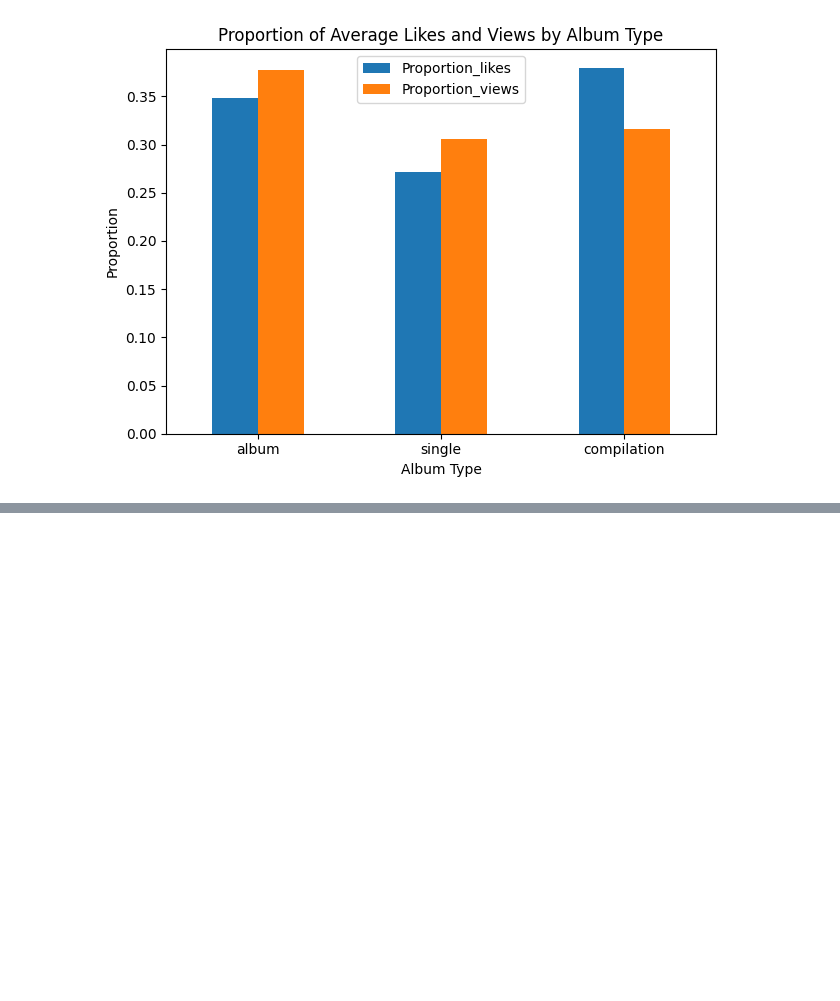
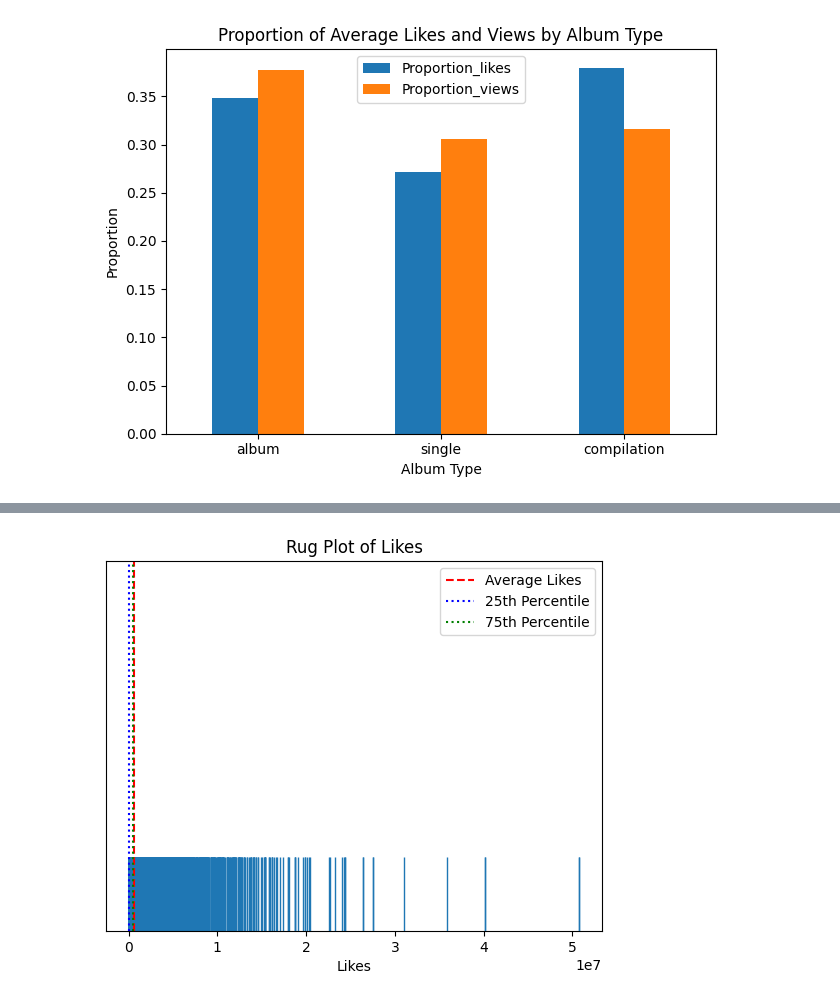
Before and after one commit to OmarChafik42/MLSound, a Jupyter notebook: data_description.ipynb, the cells around one changed output, grey strips where cells are left out. Cells and saved outputs as stored; diff of their text form; code cells hidden in the pictures; blank space fills up the shorter version.

```diff
--- a/data_description.ipynb
+++ b/data_description.ipynb
@@ -59,0 +89,32 @@ plt.show()
+# %%
+import seaborn as sns
+import matplotlib.pyplot as plt
+import numpy as np
+
+likes = df['Likes']
+
+# Calculate summary statistics
+average_likes = np.mean(likes)
+q1 = np.percentile(likes, 25)
+q3 = np.percentile(likes, 75)
+
+# Create the plot
+fig, ax = plt.subplots()
+sns.rugplot(likes, height=0.2, ax=ax)
+ax.axvline(average_likes, color='r', linestyle='--', label='Average Likes')
+ax.axvline(q1, color='b', linestyle=':', label='25th Percentile')
+ax.axvline(q3, color='g', linestyle=':', label='75th Percentile')
+ax.set_xlabel('Likes')
+ax.set_title('Rug Plot of Likes')
+
+# Remove y-axis ticks and labels
+ax.set_yticks([])
+ax.set_ylabel('')
+
+# Add a legend
+ax.legend()
+
+# Display the plot
+plt.show()
+# %% [output]
+[figure, added]
```
Also changed, not shown: parts of 4 cells of this notebook, 13 other files.
